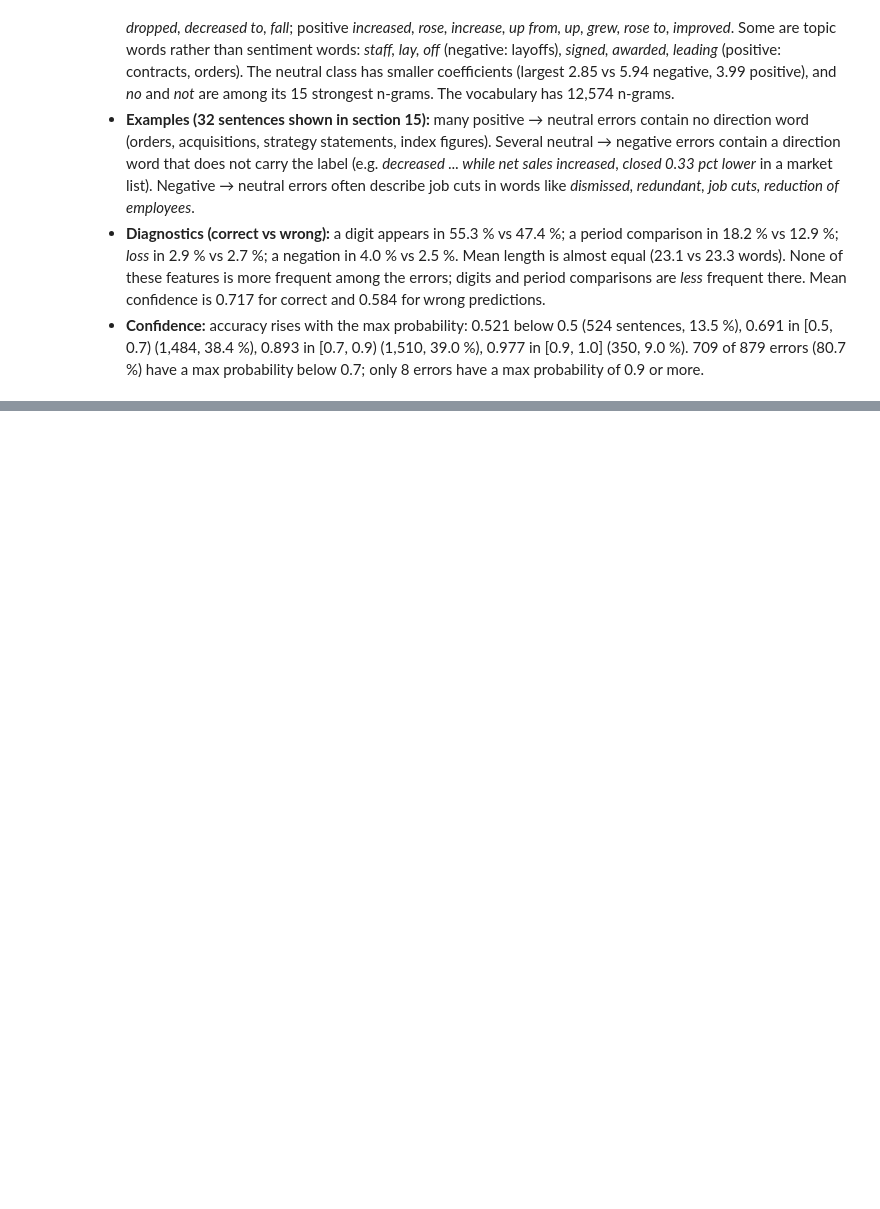
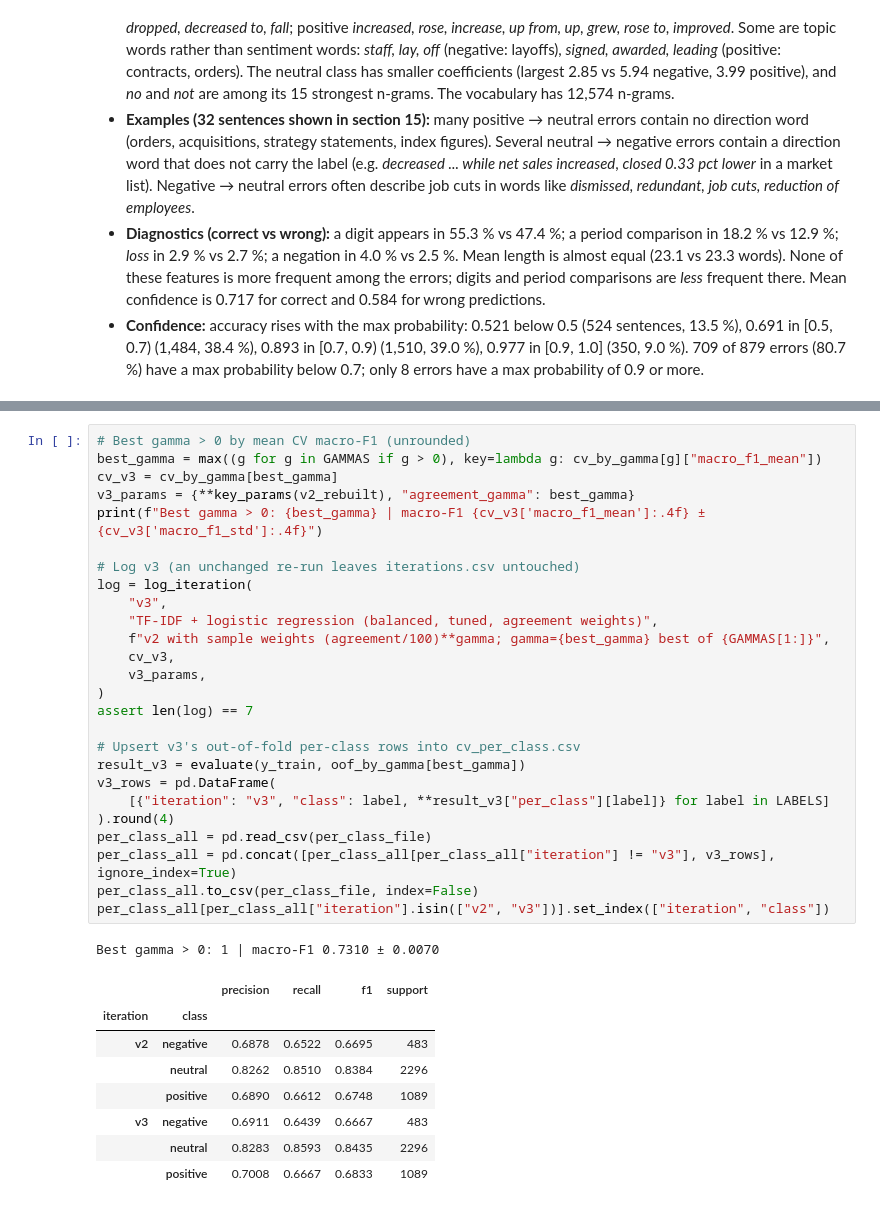
Before and after one commit to santi753/IU_Portafolio_Artificial_Intelligence, a Jupyter notebook: notebooks/02_training_evaluation.ipynb, the cells around one changed output, grey strips where cells are left out. Saved outputs shown, nothing was run; the diff lists cells and outputs as text; blank space fills up the shorter version.

```diff
--- a/notebooks/02_training_evaluation.ipynb
+++ b/notebooks/02_training_evaluation.ipynb
@@ -885,0 +1047,36 @@ iterations); the test set was not used, no model was changed and no iteration wa
+# %%
+# Best gamma > 0 by mean CV macro-F1 (unrounded)
+best_gamma = max((g for g in GAMMAS if g > 0), key=lambda g: cv_by_gamma[g]["macro_f1_mean"])
+cv_v3 = cv_by_gamma[best_gamma]
+v3_params = {**key_params(v2_rebuilt), "agreement_gamma": best_gamma}
+print(f"Best gamma > 0: {best_gamma} | macro-F1 {cv_v3['macro_f1_mean']:.4f} ± {cv_v3['macro_f1_std']:.4f}")
+
+# Log v3 (an unchanged re-run leaves iterations.csv untouched)
+log = log_iteration(
+    "v3",
+    "TF-IDF + logistic regression (balanced, tuned, agreement weights)",
+    f"v2 with sample weights (agreement/100)**gamma; gamma={best_gamma} best of {GAMMAS[1:]}",
+    cv_v3,
+    v3_params,
+)
+assert len(log) == 7
+
+# Upsert v3's out-of-fold per-class rows into cv_per_class.csv
+result_v3 = evaluate(y_train, oof_by_gamma[best_gamma])
+v3_rows = pd.DataFrame(
+    [{"iteration": "v3", "class": label, **result_v3["per_class"][label]} for label in LABELS]
+).round(4)
+per_class_all = pd.read_csv(per_class_file)
+per_class_all = pd.concat([per_class_all[per_class_all["iteration"] != "v3"], v3_rows], ignore_index=True)
+per_class_all.to_csv(per_class_file, index=False)
+per_class_all[per_class_all["iteration"].isin(["v2", "v3"])].set_index(["iteration", "class"])
+# %% [output]
+Best gamma > 0: 1 | macro-F1 0.7310 ± 0.0070
+|  |  | precision | recall | f1 | support |
+| iteration | class |  |  |  |  |
+| v2 | negative | 0.6878 | 0.6522 | 0.6695 | 483 |
+|  | neutral | 0.8262 | 0.8510 | 0.8384 | 2296 |
+|  | positive | 0.6890 | 0.6612 | 0.6748 | 1089 |
+| v3 | negative | 0.6911 | 0.6439 | 0.6667 | 483 |
+|  | neutral | 0.8283 | 0.8593 | 0.8435 | 2296 |
+|  | positive | 0.7008 | 0.6667 | 0.6833 | 1089 |
```
Also changed, not shown: parts of 12 cells of this notebook, 12 other files.
